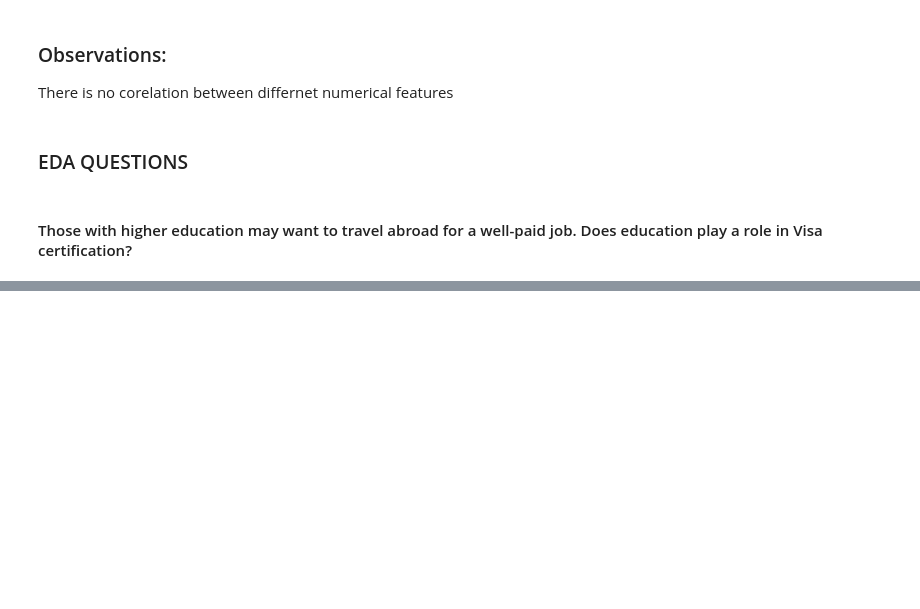
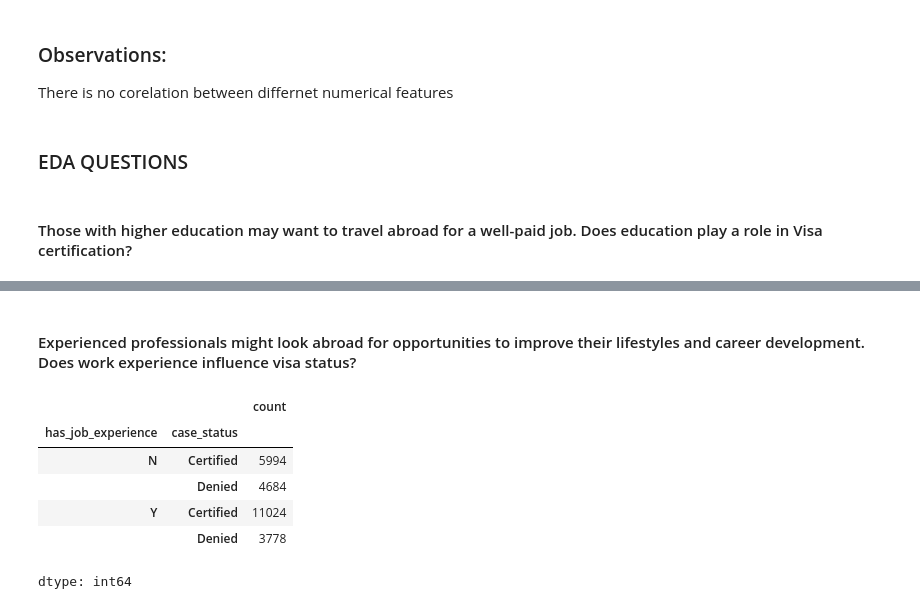
Before and after one commit to Rajesh2015/easy-visa, a Jupyter notebook: easy-visa-solution.ipynb, the cells around one changed output, grey strips where cells are left out. Drawn from its saved outputs; the diff is of its cells as text; code cells hidden in the pictures; blank space fills up the shorter version.

```diff
--- a/easy-visa-solution.ipynb
+++ b/easy-visa-solution.ipynb
@@ -1329,0 +1387,13 @@ pd.crosstab(ezdf['education_of_employee'],ezdf['case_status'],margins=True)
+# %% [markdown]
+#### Experienced professionals might look abroad for opportunities to improve their lifestyles and career development. Does work experience influence visa status?
+# %%
+#group data by has_job_experience and count the numbers of each case_status
+ezdf.groupby('has_job_experience')['case_status'].value_counts()
+# %% [output]
+|  |  | count |
+| has_job_experience | case_status |  |
+| N | Certified | 5994 |
+|  | Denied | 4684 |
+| Y | Certified | 11024 |
+|  | Denied | 3778 |
+dtype: int64
```
Also changed, not shown: parts of 16 cells of this notebook.
